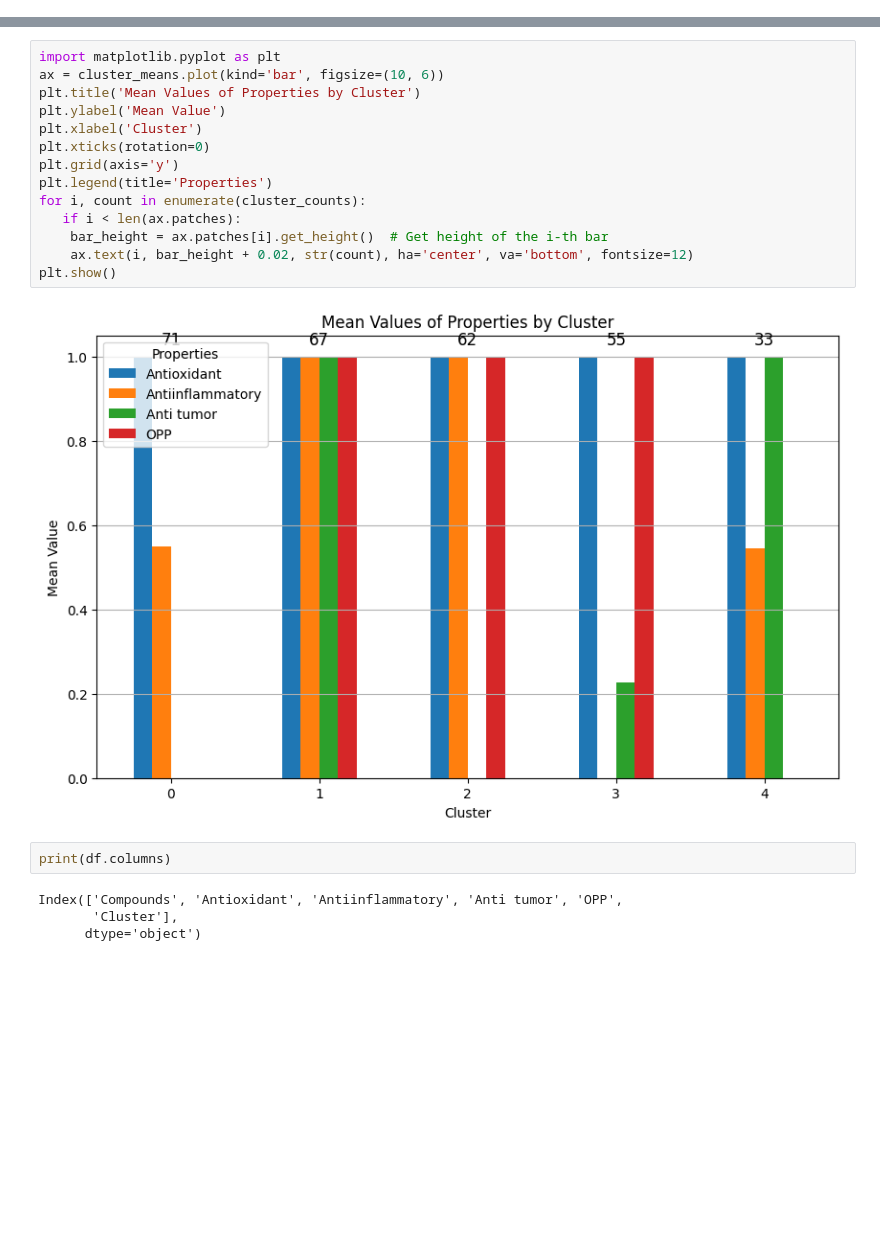
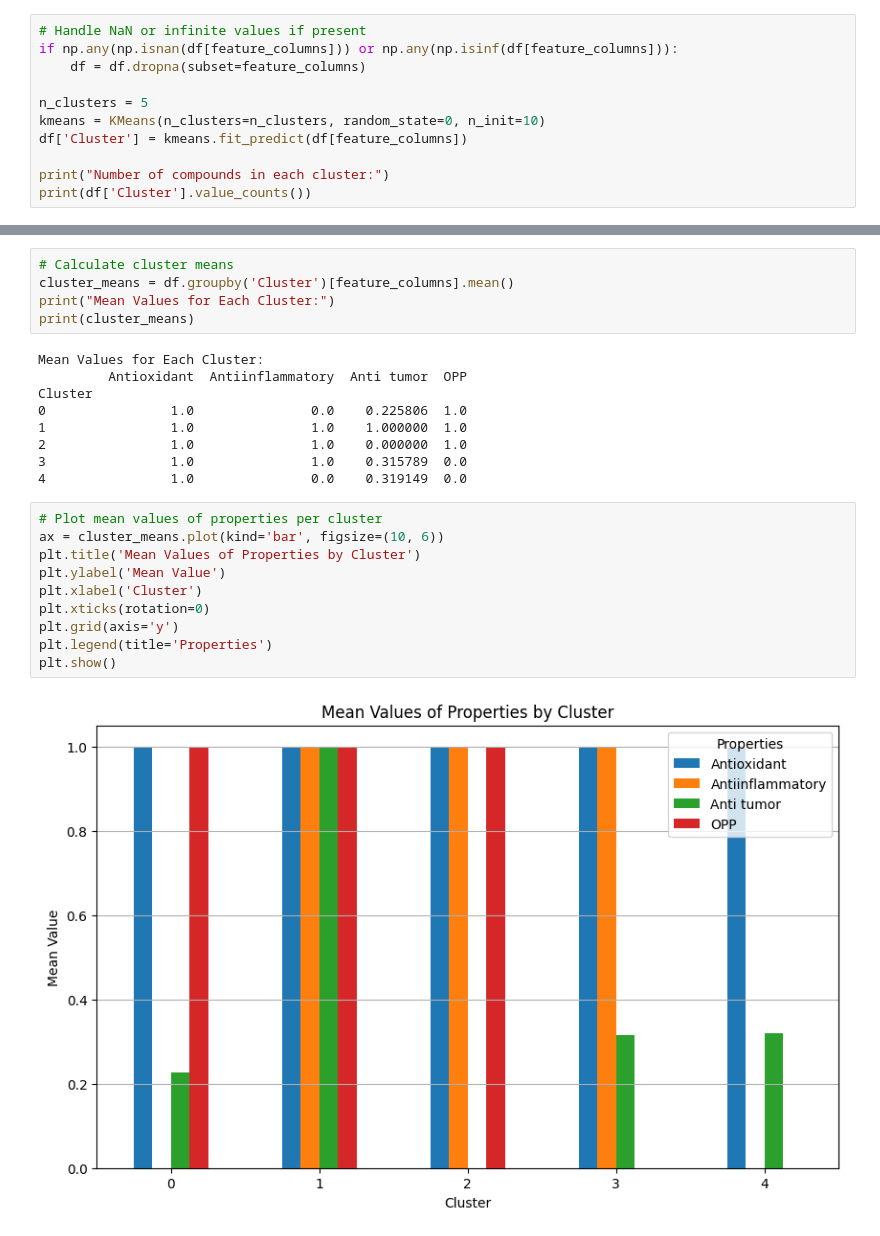
Before and after one commit to Vanitha-Jain/capstone, a Jupyter notebook: Clustering.ipynb, the cells around one changed output, grey strips where cells are left out. Cells and saved outputs as stored; diff of their text form; blank space fills up the shorter version.

```diff
--- a/Clustering.ipynb
+++ b/Clustering.ipynb
@@ -55,0 +46,11 @@ Number of compounds in each cluster:
+# %%
+# Handle NaN or infinite values if present
+if np.any(np.isnan(df[feature_columns])) or np.any(np.isinf(df[feature_columns])):
+    df = df.dropna(subset=feature_columns)
+
+n_clusters = 5
+kmeans = KMeans(n_clusters=n_clusters, random_state=0, n_init=10)
+df['Cluster'] = kmeans.fit_predict(df[feature_columns])
+
+print("Number of compounds in each cluster:")
+print(df['Cluster'].value_counts())
@@ -56,22 +66,26 @@ Number of compounds in each cluster:
+# %%
+# Calculate cluster means
+cluster_means = df.groupby('Cluster')[feature_columns].mean()
+print("Mean Values for Each Cluster:")
+print(cluster_means)
+# %% [output]
+Mean Values for Each Cluster:
+         Antioxidant  Antiinflammatory  Anti tumor  OPP
+Cluster
+0                1.0               0.0    0.225806  1.0
+1                1.0               1.0    1.000000  1.0
+2                1.0               1.0    0.000000  1.0
+3                1.0               1.0    0.315789  0.0
+4                1.0               0.0    0.319149  0.0
 # %%
-import matplotlib.pyplot as plt
+# Plot mean values of properties per cluster
 ax = cluster_means.plot(kind='bar', figsize=(10, 6))
 plt.title('Mean Values of Properties by Cluster')
 plt.ylabel('Mean Value')
 plt.xlabel('Cluster')
 plt.xticks(rotation=0)
 plt.grid(axis='y')
 plt.legend(title='Properties')
-for i, count in enumerate(cluster_counts):
-   if i < len(ax.patches):
-    bar_height = ax.patches[i].get_height()  # Get height of the i-th bar
-    ax.text(i, bar_height + 0.02, str(count), ha='center', va='bottom', fontsize=12)
 plt.show()
 # %% [output]
-[figure, old version]
+[figure, new version]
-# %%
-print(df.columns)
-# %% [output]
-Index(['Compounds', 'Antioxidant', 'Antiinflammatory', 'Anti tumor', 'OPP',
-       'Cluster'],
-      dtype='object')
```
Also changed, not shown: parts of 11 cells of this notebook.
